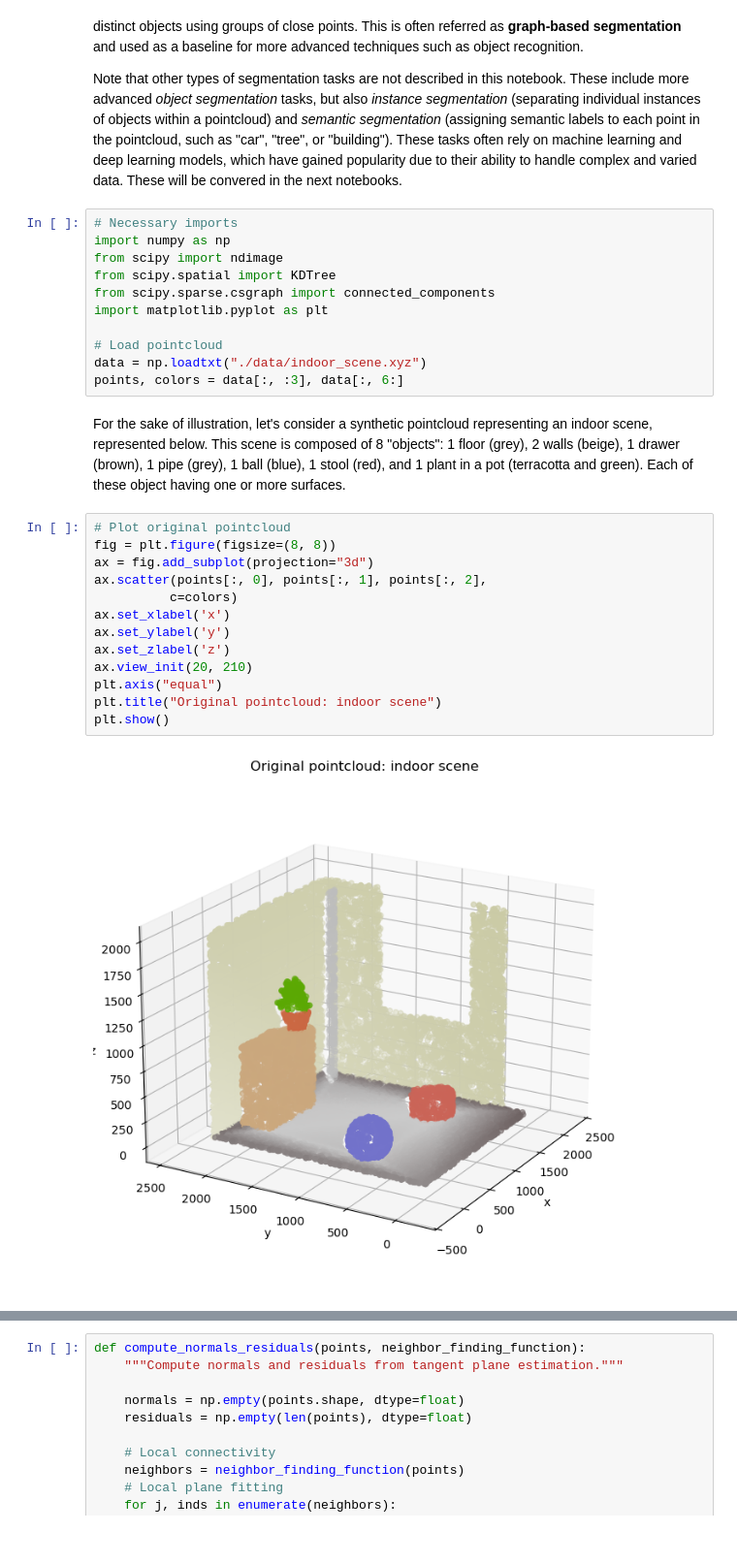
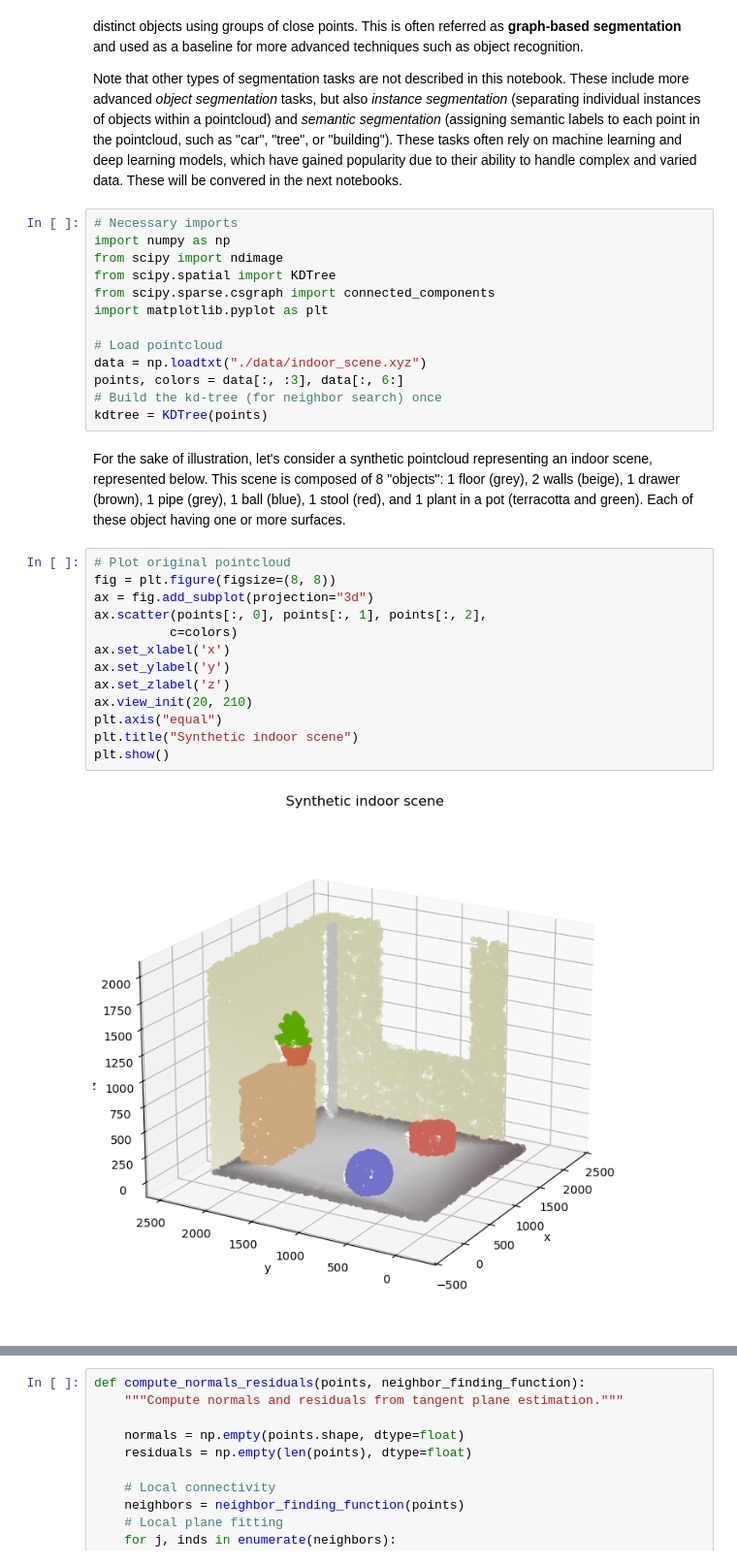
Before and after one commit to jlgregorio/tutorials-pointcloud-python, a Jupyter notebook: 7.segmentation.ipynb, the cells around one changed output, grey strips where cells are left out. Shown at 97% size. Saved outputs shown, nothing was run; the diff lists cells and outputs as text.

```diff
--- a/7.segmentation.ipynb
+++ b/7.segmentation.ipynb
@@ -19,23 +19,25 @@ import matplotlib.pyplot as plt
 # Load pointcloud
 data = np.loadtxt("./data/indoor_scene.xyz")
 points, colors = data[:, :3], data[:, 6:]
+# Build the kd-tree (for neighbor search) once
+kdtree = KDTree(points)
 # %% [markdown]
 For the sake of illustration, let's consider a synthetic pointcloud representing an indoor scene, represented below. This scene is composed of 8 "objects": 1 floor (grey), 2 walls (beige), 1 drawer (brown), 1 pipe (grey), 1 ball (blue), 1 stool (red), and 1 plant in a pot (terracotta and green). Each of these object having one or more surfaces.
 # %%
 # Plot original pointcloud
 fig = plt.figure(figsize=(8, 8))
 ax = fig.add_subplot(projection="3d")
 ax.scatter(points[:, 0], points[:, 1], points[:, 2],
           c=colors)
 ax.set_xlabel('x')
 ax.set_ylabel('y')
 ax.set_zlabel('z')
 ax.view_init(20, 210)
 plt.axis("equal")
-plt.title("Original pointcloud: indoor scene")
+plt.title("Synthetic indoor scene")
 plt.show()
 # %% [output]
-[figure, old version]
+[figure, new version]
 # %% [markdown]
 ## Surface segmentation
 
```
Also changed, not shown: parts of 17 cells of this notebook, 9 other files.
